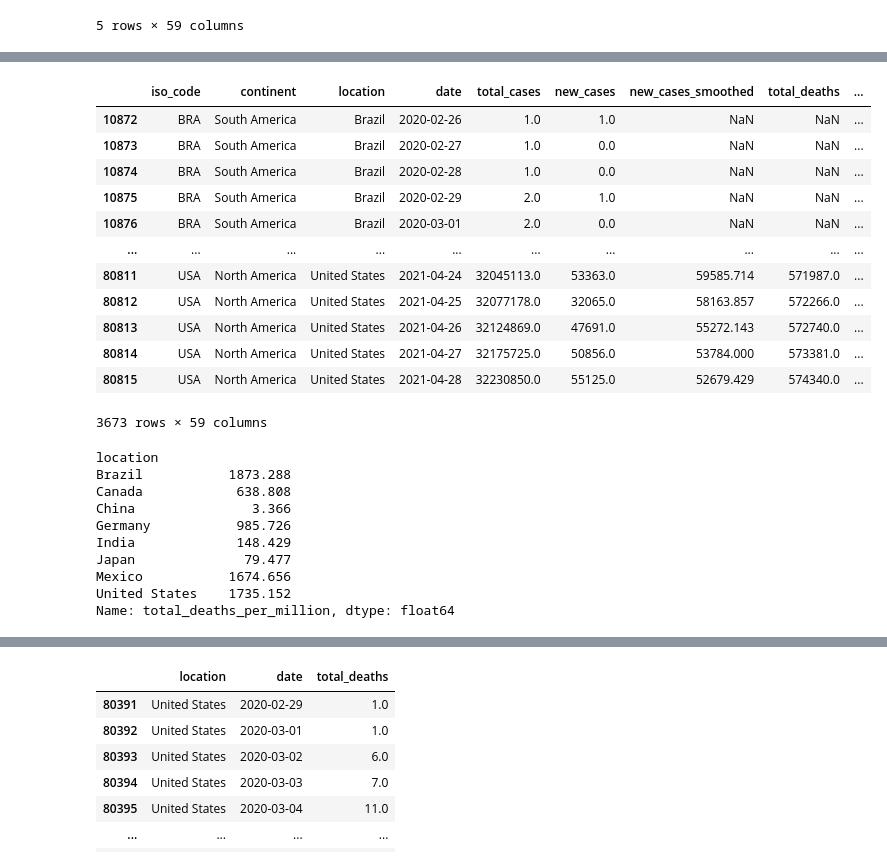
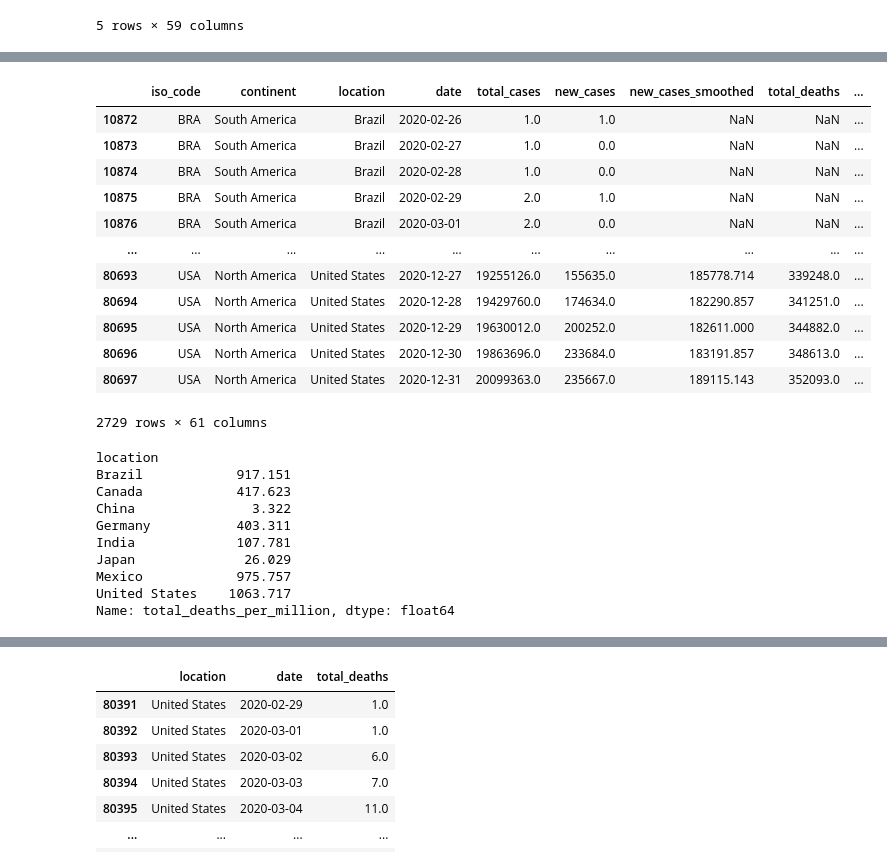
Before and after one commit to Eotanez/project-1, a Jupyter notebook: main.ipynb, the cells around one changed output, grey strips where cells are left out. Saved outputs shown, nothing was run; the diff lists cells and outputs as text; code cells hidden in the pictures.

```diff
--- a/main.ipynb
+++ b/main.ipynb
@@ -86,0 +69,16 @@ Name: date, Length: 84759, dtype: bool
+# %%
+#convert date column to datetime
+covid_data["date"] = pd.to_datetime(covid_data["date"])
+# %%
+#create month column
+covid_data["month"] = covid_data["date"].dt.month
+covid_data.head()
+
+#create year column
+covid_data["year"] = covid_data["date"].dt.year
+covid_data.head()
+
+#filter out 2021 data
+covid_data_2020 = covid_data.loc[covid_data["year"] == 2020]
+
+covid_data_2020.head()
@@ -87,52 +93,52 @@ Name: date, Length: 84759, dtype: bool
 # %%
 #add 8 countries info to data frame
 #US
 #Canada
 #China
 #Brazil
 #Germany
 #India
 #Japan
 #Mexico
 
-countries_data = covid_data.loc[(covid_data["location"] == "United States") |
-                           (covid_data["location"] == "Canada") |
-                           (covid_data["location"] == "China") |
-                           (covid_data["location"] == "Brazil") |
-                           (covid_data["location"] == "Germany") |
-                           (covid_data["location"] == "India") |
-                           (covid_data["location"] == "Japan") |
-                           (covid_data["location"] == "Mexico")]
+countries_data = covid_data_2020.loc[(covid_data_2020["location"] == "United States") |
+                           (covid_data_2020["location"] == "Canada") |
+                           (covid_data_2020["location"] == "China") |
+                           (covid_data_2020["location"] == "Brazil") |
+                           (covid_data_2020["location"] == "Germany") |
+                           (covid_data_2020["location"] == "India") |
+                           (covid_data_2020["location"] == "Japan") |
+                           (covid_data_2020["location"] == "Mexico")]
 
 countries_data
 # %% [output]
 |  | iso_code | continent | location | date | total_cases | new_cases | new_cases_smoothed | total_deaths | ... |
 | 10872 | BRA | South America | Brazil | 2020-02-26 | 1.0 | 1.0 | NaN | NaN | ... |
 | 10873 | BRA | South America | Brazil | 2020-02-27 | 1.0 | 0.0 | NaN | NaN | ... |
 | 10874 | BRA | South America | Brazil | 2020-02-28 | 1.0 | 0.0 | NaN | NaN | ... |
 | 10875 | BRA | South America | Brazil | 2020-02-29 | 2.0 | 1.0 | NaN | NaN | ... |
 | 10876 | BRA | South America | Brazil | 2020-03-01 | 2.0 | 0.0 | NaN | NaN | ... |
 | ... | ... | ... | ... | ... | ... | ... | ... | ... | ... |
-| 80811 | USA | North America | United States | 2021-04-24 | 32045113.0 | 53363.0 | 59585.714 | 571987.0 | ... |
-| 80812 | USA | North America | United States | 2021-04-25 | 32077178.0 | 32065.0 | 58163.857 | 572266.0 | ... |
-| 80813 | USA | North America | United States | 2021-04-26 | 32124869.0 | 47691.0 | 55272.143 | 572740.0 | ... |
-| 80814 | USA | North America | United States | 2021-04-27 | 32175725.0 | 50856.0 | 53784.000 | 573381.0 | ... |
-| 80815 | USA | North America | United States | 2021-04-28 | 32230850.0 | 55125.0 | 52679.429 | 574340.0 | ... |
+| 80693 | USA | North America | United States | 2020-12-27 | 19255126.0 | 155635.0 | 185778.714 | 339248.0 | ... |
+| 80694 | USA | North America | United States | 2020-12-28 | 19429760.0 | 174634.0 | 182290.857 | 341251.0 | ... |
+| 80695 | USA | North America | United States | 2020-12-29 | 19630012.0 | 200252.0 | 182611.000 | 344882.0 | ... |
+| 80696 | USA | North America | United States | 2020-12-30 | 19863696.0 | 233684.0 | 183191.857 | 348613.0 | ... |
+| 80697 | USA | North America | United States | 2020-12-31 | 20099363.0 | 235667.0 | 189115.143 | 352093.0 | ... |
-3673 rows × 59 columns
+2729 rows × 61 columns
 # %%
 #find total deaths for each country
 countries_deaths = countries_data.groupby(["location"])["total_deaths_per_million"].max()
 countries_deaths
 # %% [output]
 location
-Brazil           1873.288
-Canada            638.808
-China               3.366
-Germany           985.726
-India             148.429
-Japan              79.477
-Mexico           1674.656
-United States    1735.152
+Brazil            917.151
+Canada            417.623
+China               3.322
+Germany           403.311
+India             107.781
+Japan              26.029
+Mexico            975.757
+United States    1063.717
 Name: total_deaths_per_million, dtype: float64
 # %%
 #bar chart of deaths for each country
```
Also changed, not shown: parts of 10 cells of this notebook.
